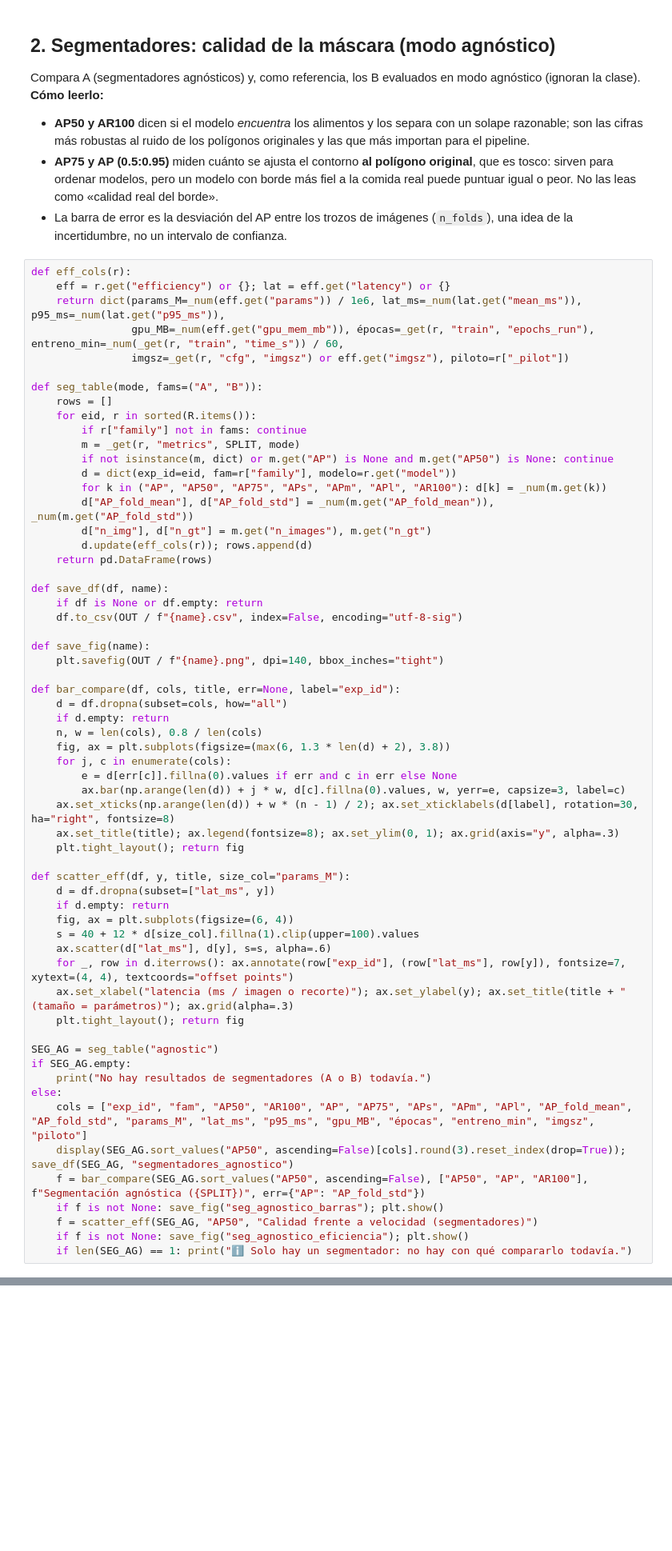
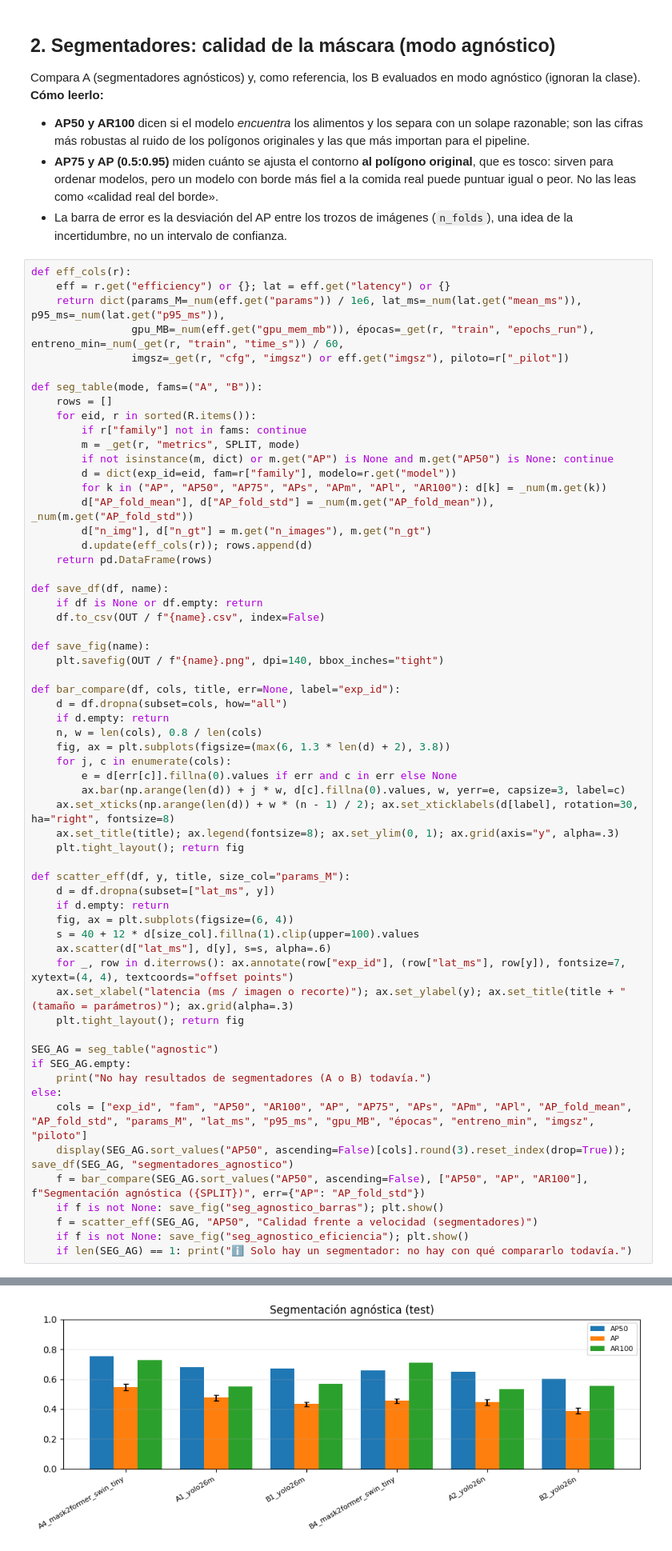
Before and after one commit to Manuel-Posada/CaloriesCounter, a Jupyter notebook: research/notebooks/99_comparacion_resultados.ipynb, the cells around one changed output, grey strips where cells are left out. Shown at 80% size. Drawn from its saved outputs; the diff is of its cells as text; blank space fills up the shorter version.

```diff
--- a/research/notebooks/99_comparacion_resultados.ipynb
+++ b/research/notebooks/99_comparacion_resultados.ipynb
@@ -390,7 +232,7 @@ def seg_table(mode, fams=("A", "B")):
 
 def save_df(df, name):
     if df is None or df.empty: return
-    df.to_csv(OUT / f"{name}.csv", index=False, encoding="utf-8-sig")
+    df.to_csv(OUT / f"{name}.csv", index=False)
 
 def save_fig(name):
     plt.savefig(OUT / f"{name}.png", dpi=140, bbox_inches="tight")
@@ -409,30 +251,31 @@ def bar_compare(df, cols, title, err=None, label="exp_id"):
 
 def scatter_eff(df, y, title, size_col="params_M"):
     d = df.dropna(subset=["lat_ms", y])
     if d.empty: return
     fig, ax = plt.subplots(figsize=(6, 4))
     s = 40 + 12 * d[size_col].fillna(1).clip(upper=100).values
     ax.scatter(d["lat_ms"], d[y], s=s, alpha=.6)
     for _, row in d.iterrows(): ax.annotate(row["exp_id"], (row["lat_ms"], row[y]), fontsize=7, xytext=(4, 4), textcoords="offset points")
     ax.set_xlabel("latencia (ms / imagen o recorte)"); ax.set_ylabel(y); ax.set_title(title + "  (tamaño = parámetros)"); ax.grid(alpha=.3)
     plt.tight_layout(); return fig
 
 SEG_AG = seg_table("agnostic")
 if SEG_AG.empty:
     print("No hay resultados de segmentadores (A o B) todavía.")
 else:
     cols = ["exp_id", "fam", "AP50", "AR100", "AP", "AP75", "APs", "APm", "APl", "AP_fold_mean", "AP_fold_std", "params_M", "lat_ms", "p95_ms", "gpu_MB", "épocas", "entreno_min", "imgsz", "piloto"]
     display(SEG_AG.sort_values("AP50", ascending=False)[cols].round(3).reset_index(drop=True)); save_df(SEG_AG, "segmentadores_agnostico")
     f = bar_compare(SEG_AG.sort_values("AP50", ascending=False), ["AP50", "AP", "AR100"], f"Segmentación agnóstica ({SPLIT})", err={"AP": "AP_fold_std"})
     if f is not None: save_fig("seg_agnostico_barras"); plt.show()
     f = scatter_eff(SEG_AG, "AP50", "Calidad frente a velocidad (segmentadores)")
     if f is not None: save_fig("seg_agnostico_eficiencia"); plt.show()
     if len(SEG_AG) == 1: print("ℹ️ Solo hay un segmentador: no hay con qué compararlo todavía.")
 # %% [output]
 |  | exp_id | fam | AP50 | AR100 | AP | AP75 | APs | APm | APl | AP_fold_mean | ... |
 | 0 | A4_mask2former_swin_tiny | A | 0.752 | 0.726 | 0.548 | 0.597 | 0.083 | 0.224 | 0.580 | 0.549 | ... |
 | 1 | A1_yolo26m | A | 0.682 | 0.551 | 0.475 | 0.518 | 0.011 | 0.214 | 0.500 | 0.477 | ... |
 | 2 | B1_yolo26m | B | 0.670 | 0.567 | 0.433 | 0.470 | 0.027 | 0.190 | 0.456 | 0.434 | ... |
 | 3 | B4_mask2former_swin_tiny | B | 0.657 | 0.709 | 0.454 | 0.500 | 0.067 | 0.174 | 0.483 | 0.455 | ... |
 | 4 | A2_yolo26n | A | 0.651 | 0.535 | 0.445 | 0.486 | 0.016 | 0.174 | 0.472 | 0.447 | ... |
 | 5 | B2_yolo26n | B | 0.601 | 0.553 | 0.387 | 0.422 | 0.041 | 0.146 | 0.411 | 0.388 | ... |
+[figure, added]
```
Also changed, not shown: parts of 16 cells of this notebook, 27 other files.
